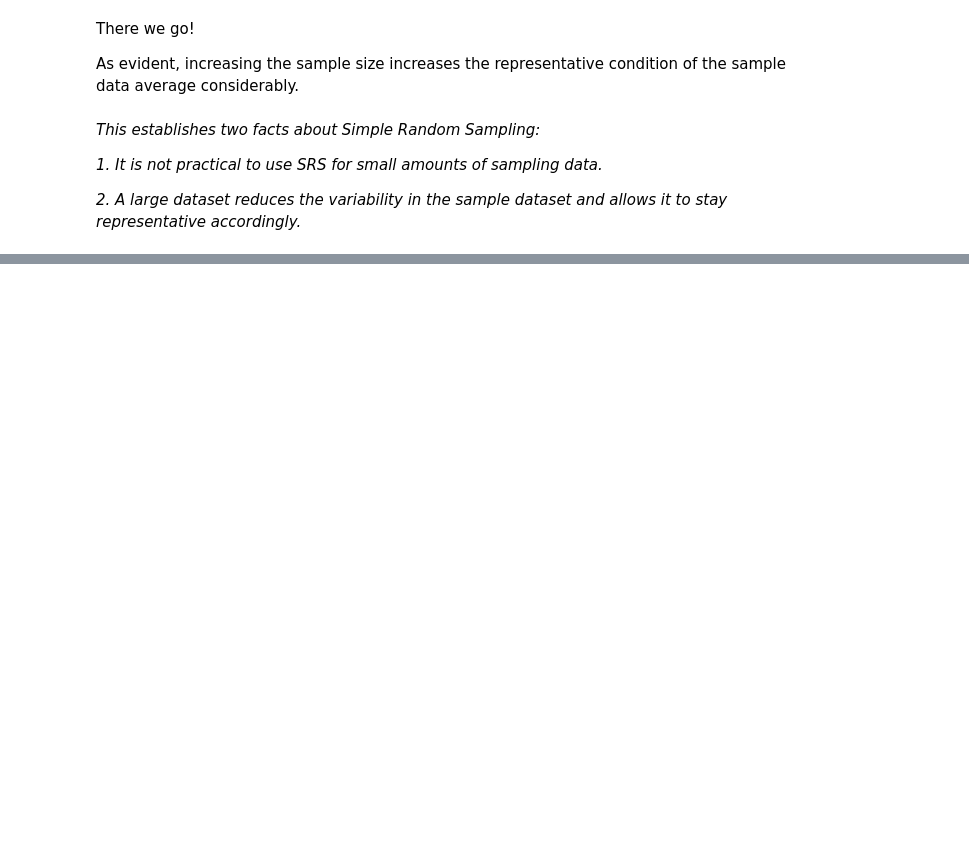
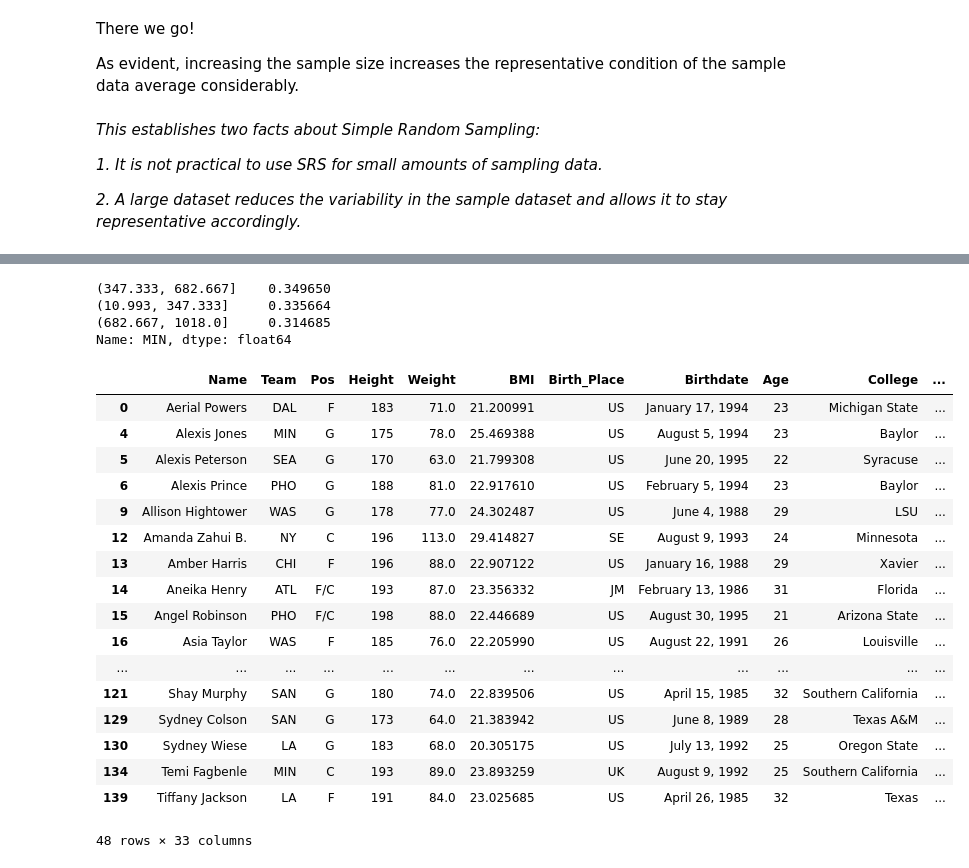
Before and after one commit to deciphermonkey96/wnba_statistical_analysis, a Jupyter notebook: wnba_statistical_analysis.ipynb, the cells around one changed output, grey strips where cells are left out. Drawn from its saved outputs; the diff is of its cells as text; code cells hidden in the pictures; blank space fills up the shorter version.

```diff
--- a/wnba_statistical_analysis.ipynb
+++ b/wnba_statistical_analysis.ipynb
@@ -162,0 +303,8 @@ _2. A large dataset reduces the variability in the sample dataset and allows it
+# %%
+#Let's start by dividing our minutes column into bins
+wnba["MIN"].value_counts(bins = 3, normalize = True)
+# %% [output]
+(347.333, 682.667]    0.349650
+(10.993, 347.333]     0.335664
+(682.667, 1018.0]     0.314685
+Name: MIN, dtype: float64
@@ -162,0 +316,21 @@ _2. A large dataset reduces the variability in the sample dataset and allows it
+# %%
+minutes_10_348
+# %% [output]
+|  | Name | Team | Pos | Height | Weight | BMI | Birth_Place | Birthdate | Age | College | ... |
+| 0 | Aerial Powers | DAL | F | 183 | 71.0 | 21.200991 | US | January 17, 1994 | 23 | Michigan State | ... |
+| 4 | Alexis Jones | MIN | G | 175 | 78.0 | 25.469388 | US | August 5, 1994 | 23 | Baylor | ... |
+| 5 | Alexis Peterson | SEA | G | 170 | 63.0 | 21.799308 | US | June 20, 1995 | 22 | Syracuse | ... |
+| 6 | Alexis Prince | PHO | G | 188 | 81.0 | 22.917610 | US | February 5, 1994 | 23 | Baylor | ... |
+| 9 | Allison Hightower | WAS | G | 178 | 77.0 | 24.302487 | US | June 4, 1988 | 29 | LSU | ... |
+| 12 | Amanda Zahui B. | NY | C | 196 | 113.0 | 29.414827 | SE | August 9, 1993 | 24 | Minnesota | ... |
+| 13 | Amber Harris | CHI | F | 196 | 88.0 | 22.907122 | US | January 16, 1988 | 29 | Xavier | ... |
+| 14 | Aneika Henry | ATL | F/C | 193 | 87.0 | 23.356332 | JM | February 13, 1986 | 31 | Florida | ... |
+| 15 | Angel Robinson | PHO | F/C | 198 | 88.0 | 22.446689 | US | August 30, 1995 | 21 | Arizona State | ... |
+| 16 | Asia Taylor | WAS | F | 185 | 76.0 | 22.205990 | US | August 22, 1991 | 26 | Louisville | ... |
+| ... | ... | ... | ... | ... | ... | ... | ... | ... | ... | ... | ... |
+| 121 | Shay Murphy | SAN | G | 180 | 74.0 | 22.839506 | US | April 15, 1985 | 32 | Southern California | ... |
+| 129 | Sydney Colson | SAN | G | 173 | 64.0 | 21.383942 | US | June 8, 1989 | 28 | Texas A&M | ... |
+| 130 | Sydney Wiese | LA | G | 183 | 68.0 | 20.305175 | US | July 13, 1992 | 25 | Oregon State | ... |
+| 134 | Temi Fagbenle | MIN | C | 193 | 89.0 | 23.893259 | UK | August 9, 1992 | 25 | Southern California | ... |
+| 139 | Tiffany Jackson | LA | F | 191 | 84.0 | 23.025685 | US | April 26, 1985 | 32 | Texas | ... |
+48 rows × 33 columns
```
Also changed, not shown: parts of 29 cells of this notebook.
